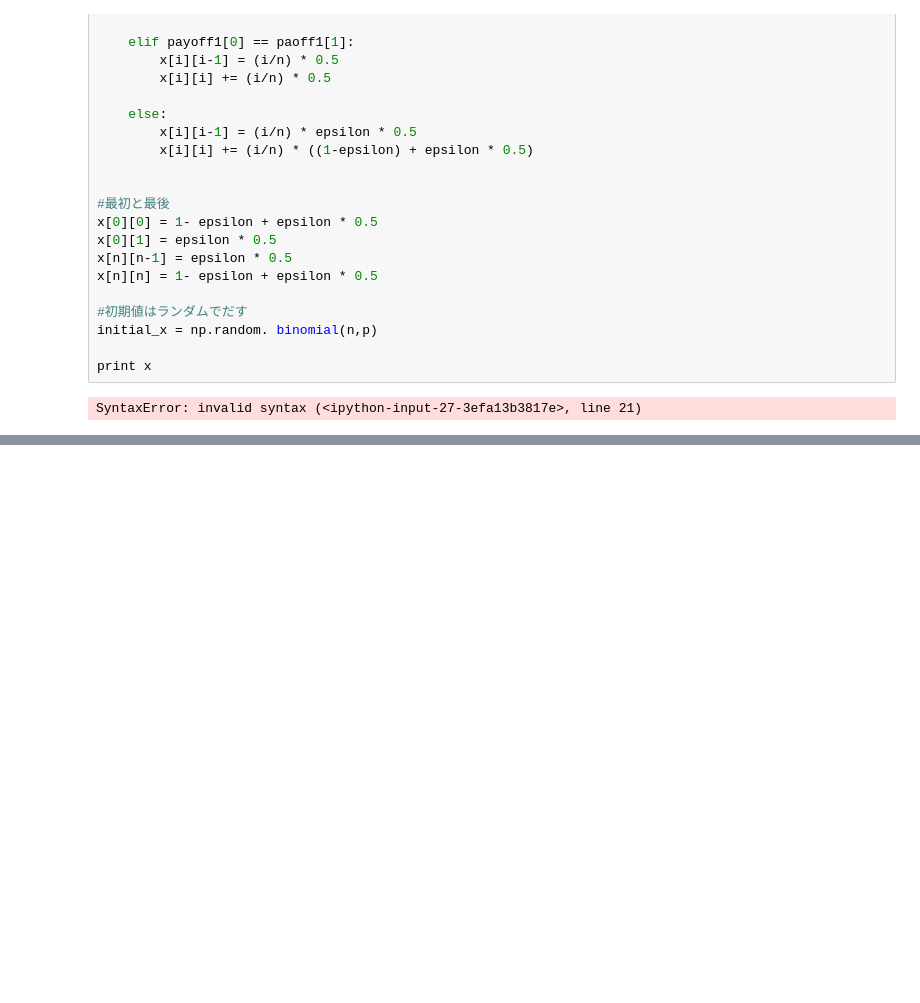
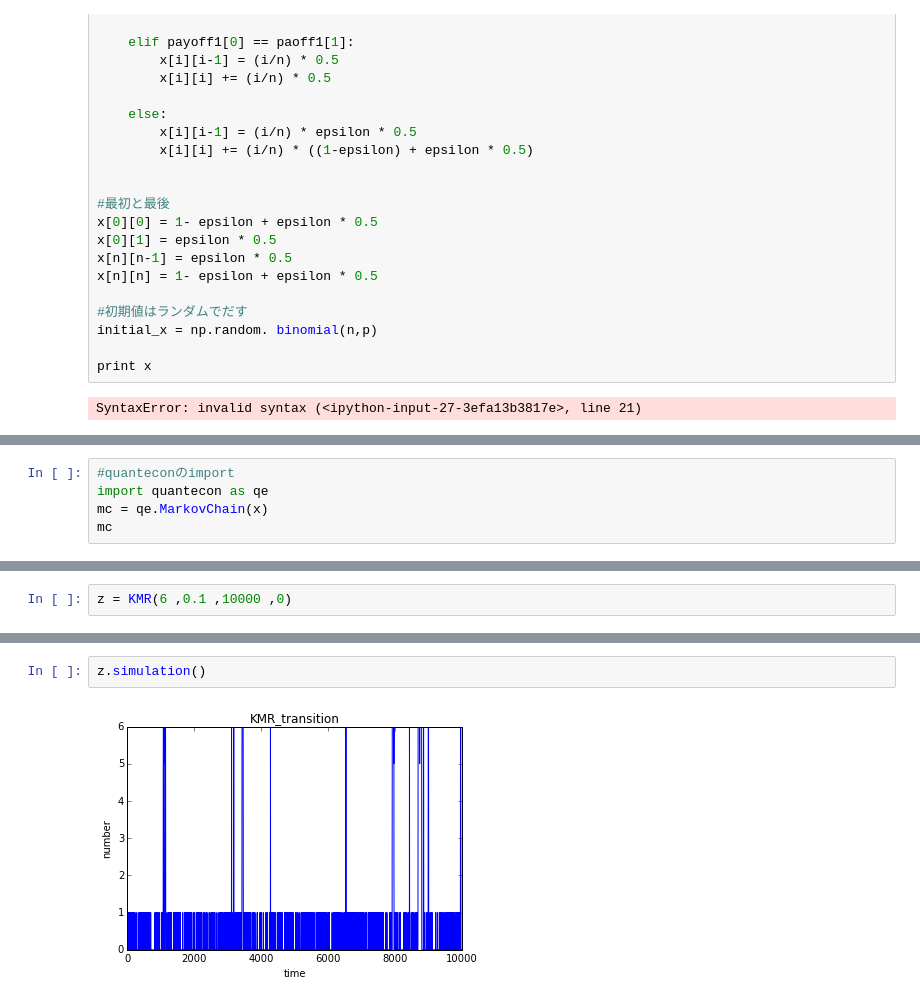
Before and after one commit to keiikegami/KMR, a Jupyter notebook: KMR_class.ipynb, the cells around one changed output, grey strips where cells are left out. Saved outputs shown, nothing was run; the diff lists cells and outputs as text; blank space fills up the shorter version.

```diff
--- a/KMR_class.ipynb
+++ b/KMR_class.ipynb
@@ -220,3 +221,8 @@ print x
    0.005]
  [ 0.     0.     0.     0.     0.     0.     0.     0.     0.     0.05
    0.95 ]]
+# %%
+#quanteconのimport
+import quantecon as qe
+mc = qe.MarkovChain(x)
+mc
@@ -222,0 +431,2 @@ print x
+# %%
+z = KMR(6 ,0.1 ,10000 ,0)
@@ -222,0 +459,4 @@ print x
+# %%
+z.simulation()
+# %% [output]
+[figure, added]
```
Also changed, not shown: parts of 16 cells of this notebook.
